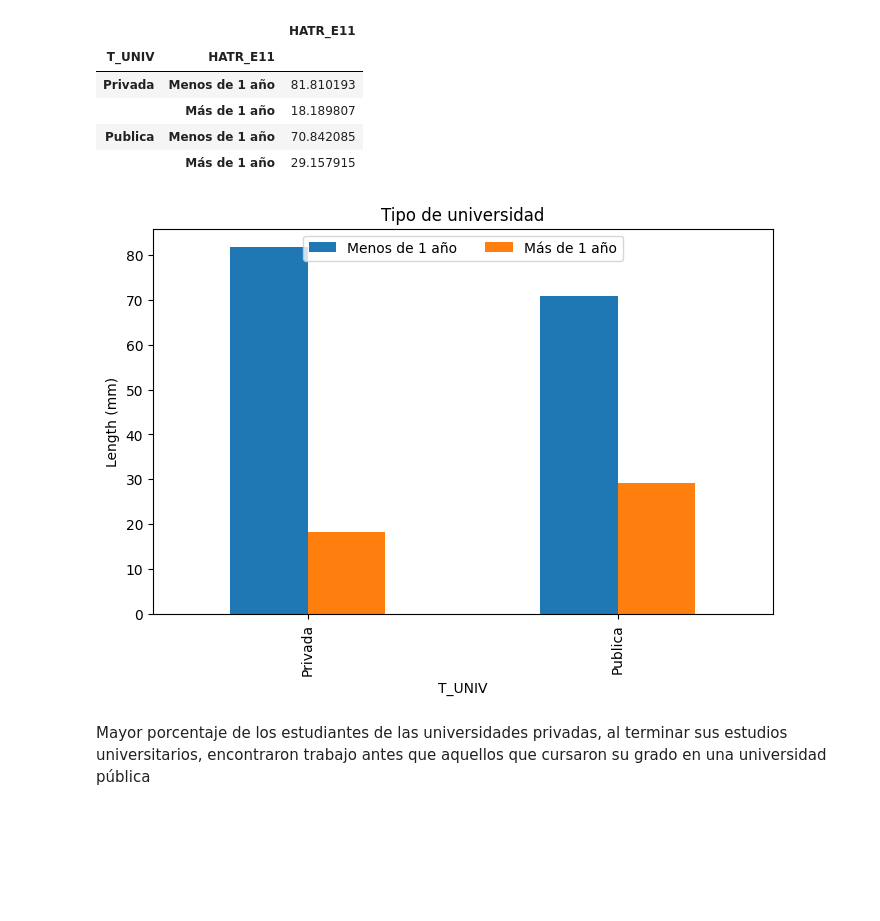
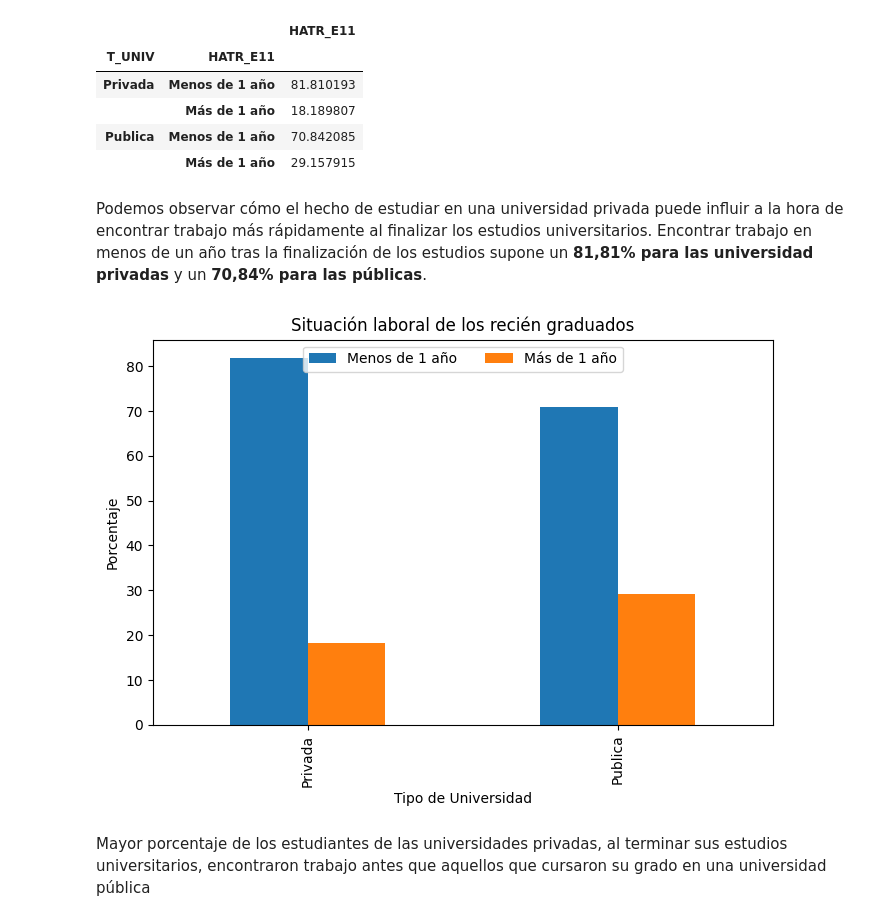
Before and after one commit to BeatrizGD/Students-Employability-Exploratory-Data-Analysis, a Jupyter notebook: src/main.ipynb, the cells around one changed output. Cells and saved outputs as stored; diff of their text form; code cells hidden in the pictures; blank space fills up the shorter version.

```diff
--- a/src/main.ipynb
+++ b/src/main.ipynb
@@ -485,19 +485,22 @@ porcentaje__primer_empleo
 |  | Más de 1 año | 18.189807 |
 | Publica | Menos de 1 año | 70.842085 |
 |  | Más de 1 año | 29.157915 |
+# %% [markdown]
+Podemos observar cómo el hecho de estudiar en una universidad privada puede influir a la hora de encontrar trabajo más rápidamente al finalizar los estudios universitarios. Encontrar trabajo en menos de un año tras la finalización de los estudios supone un **81,81% para las universidad privadas** y un **70,84% para las públicas**.
 # %%
 # Gráfico porcentajes
 fig, ax = plt.subplots(figsize=(8, 5))
 porcentaje__primer_empleo['HATR_E11'].unstack().plot(kind='bar', ax=ax)
 
-ax.set_ylabel('Length (mm)')
-ax.set_title('Tipo de universidad')
+ax.set_xlabel('Tipo de Universidad')
+ax.set_ylabel('Porcentaje')
+ax.set_title('Situación laboral de los recién graduados')
 ax.legend(loc='upper center', ncols=2)
 #plt.legend(loc='center right', labels=['Sin Empleo', 'Con Empleo'])
 
 plt.show()
 # %% [output]
-[figure, old version]
+[figure, new version]
 # %% [markdown]
 Mayor porcentaje de los estudiantes de las universidades privadas, al terminar sus estudios universitarios, encontraron trabajo antes que aquellos que cursaron su grado en una universidad pública
 # %% [markdown]
```
Also changed, not shown: parts of 15 cells of this notebook, 1 other file.
